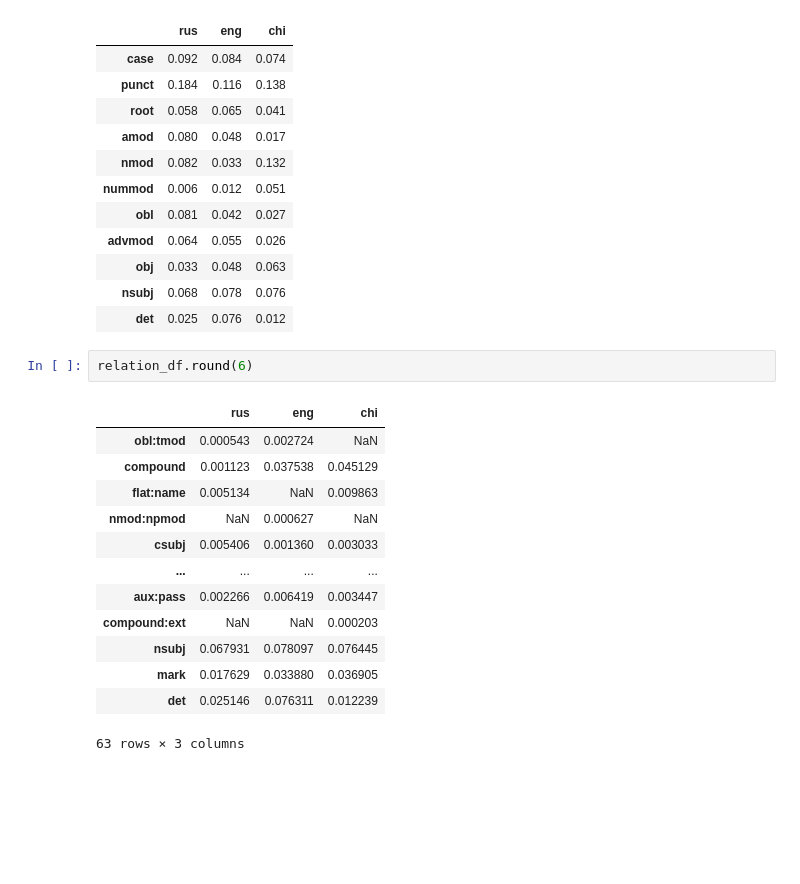
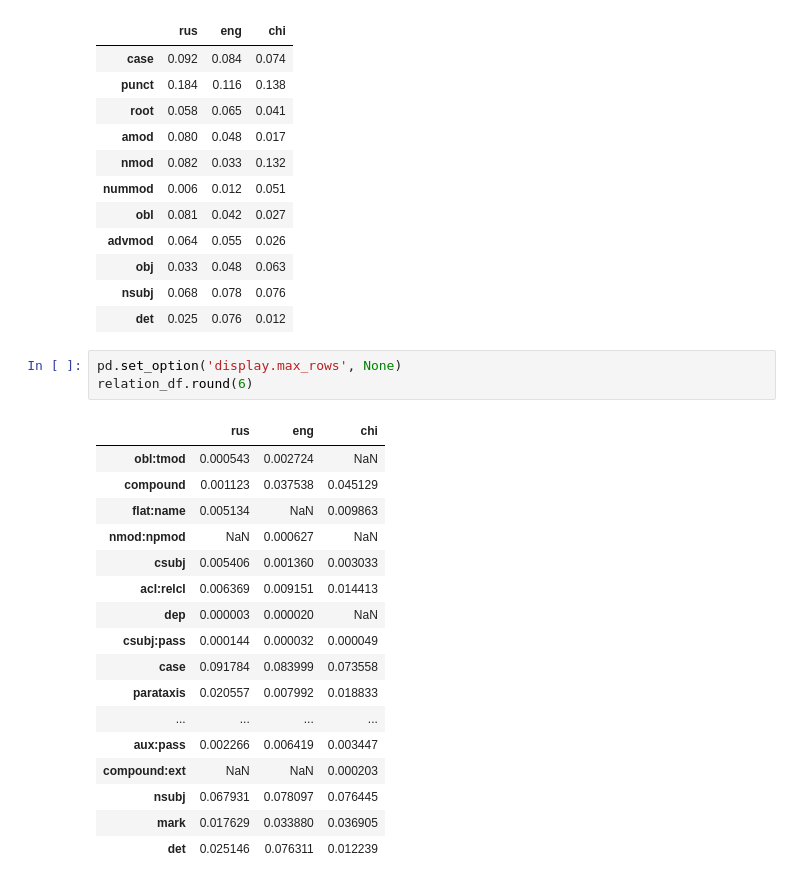
Before and after one commit to Derinhelm/treebank_statistics, a Jupyter notebook: treebank_stat.ipynb, the cells around one changed output. Cells and saved outputs as stored; diff of their text form; blank space fills up the shorter version.

Commit message:
Extending pandas dataframe

```diff
--- a/treebank_stat.ipynb
+++ b/treebank_stat.ipynb
@@ -437,19 +437,24 @@ relation_df[((relation_df['rus'] > 0.05) | (relation_df['eng'] > 0.05) | (relati
 | obj | 0.033 | 0.048 | 0.063 |
 | nsubj | 0.068 | 0.078 | 0.076 |
 | det | 0.025 | 0.076 | 0.012 |
-# %%
-relation_df.round(6)
-# %% [output]
-|  | rus | eng | chi |
-| obl:tmod | 0.000543 | 0.002724 | NaN |
-| compound | 0.001123 | 0.037538 | 0.045129 |
-| flat:name | 0.005134 | NaN | 0.009863 |
-| nmod:npmod | NaN | 0.000627 | NaN |
-| csubj | 0.005406 | 0.001360 | 0.003033 |
-| ... | ... | ... | ... |
-| aux:pass | 0.002266 | 0.006419 | 0.003447 |
-| compound:ext | NaN | NaN | 0.000203 |
-| nsubj | 0.067931 | 0.078097 | 0.076445 |
-| mark | 0.017629 | 0.033880 | 0.036905 |
-| det | 0.025146 | 0.076311 | 0.012239 |
-63 rows × 3 columns
+# %%
+pd.set_option('display.max_rows', None)
+relation_df.round(6)
+# %% [output]
+|  | rus | eng | chi |
+| obl:tmod | 0.000543 | 0.002724 | NaN |
+| compound | 0.001123 | 0.037538 | 0.045129 |
+| flat:name | 0.005134 | NaN | 0.009863 |
+| nmod:npmod | NaN | 0.000627 | NaN |
+| csubj | 0.005406 | 0.001360 | 0.003033 |
+| acl:relcl | 0.006369 | 0.009151 | 0.014413 |
+| dep | 0.000003 | 0.000020 | NaN |
+| csubj:pass | 0.000144 | 0.000032 | 0.000049 |
+| case | 0.091784 | 0.083999 | 0.073558 |
+| parataxis | 0.020557 | 0.007992 | 0.018833 |
+| ... | ... | ... | ... |
+| aux:pass | 0.002266 | 0.006419 | 0.003447 |
+| compound:ext | NaN | NaN | 0.000203 |
+| nsubj | 0.067931 | 0.078097 | 0.076445 |
+| mark | 0.017629 | 0.033880 | 0.036905 |
+| det | 0.025146 | 0.076311 | 0.012239 |
```
